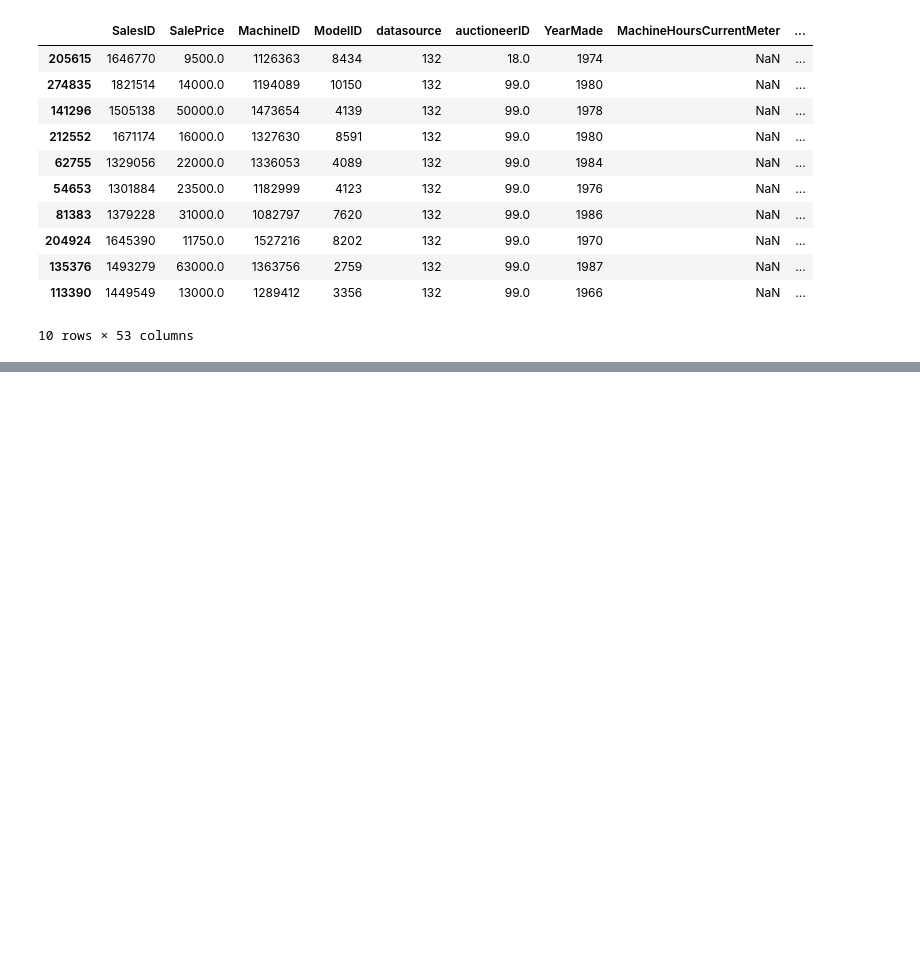
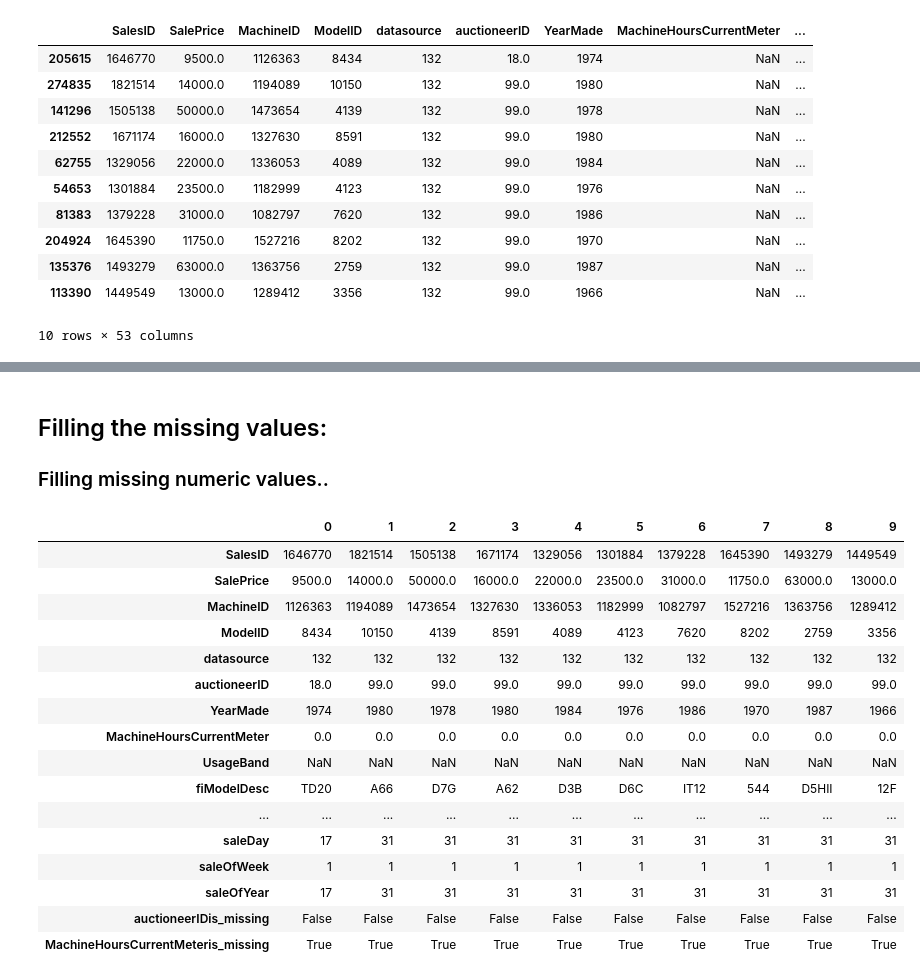
Before and after one commit to saurabhranjan007/MilesP02, a Jupyter notebook: Miles P02.ipynb, the cells around one changed output, grey strips where cells are left out. Cells and saved outputs as stored; diff of their text form; code cells hidden in the pictures; blank space fills up the shorter version.

Commit message:
Model trained & tested

```diff
--- a/Miles P02.ipynb
+++ b/Miles P02.ipynb
@@ -161,0 +206,5 @@ df_tmp.head(10)
+# %%
+# Since now we have extracted all the date object informations, we cam drop the `saledate` column from the data
+
+df_tmp.drop("saledate", axis=1, inplace=True)
+# df_tmp["saledate"]
@@ -161,0 +289,8 @@ df_tmp.head(10)
+# %%
+# Finding the columns which are of string type and then converting them into numerical ones
+for label, content in df_tmp.items():
+    if pd.api.types.is_string_dtype(content):
+        # now that we have all the `label` which are of str type, we will convert them to `pandas category dtype`
+        df_tmp[label] = content.astype("category").cat.as_ordered()
+
+# df_tmp.info()
@@ -161,0 +302,4 @@ df_tmp.head(10)
+# %%
+# Reading the saved -- pre-processed data
+df_tmp = pd.read_csv("./data/bluebook-for-bulldozers/train_data_tmp.csv", low_memory=False)
+df_tmp.head(10)
@@ -161,0 +319,34 @@ df_tmp.head(10)
+# %% [markdown]
+## Filling the missing values:
+
+### Filling missing numeric values..
+# %%
+# Looping thro the data sets to get the num-values and filling it up
+
+for label, content in df_tmp.items():
+    if pd.api.types.is_numeric_dtype(content):
+        if pd.isnull(content).sum():
+            # adding a binary column which tell whether data is missing or not?
+            df_tmp[label+"is_missing"] = pd.isnull(content)
+            # filling the empty num values; with median
+            df_tmp[label] = content.fillna(content.median())
+# %%
+df_tmp.head(10).T
+# %% [output]
+|  | 0 | 1 | 2 | 3 | 4 | 5 | 6 | 7 | 8 | 9 |
+| SalesID | 1646770 | 1821514 | 1505138 | 1671174 | 1329056 | 1301884 | 1379228 | 1645390 | 1493279 | 1449549 |
+| SalePrice | 9500.0 | 14000.0 | 50000.0 | 16000.0 | 22000.0 | 23500.0 | 31000.0 | 11750.0 | 63000.0 | 13000.0 |
+| MachineID | 1126363 | 1194089 | 1473654 | 1327630 | 1336053 | 1182999 | 1082797 | 1527216 | 1363756 | 1289412 |
+| ModelID | 8434 | 10150 | 4139 | 8591 | 4089 | 4123 | 7620 | 8202 | 2759 | 3356 |
+| datasource | 132 | 132 | 132 | 132 | 132 | 132 | 132 | 132 | 132 | 132 |
+| auctioneerID | 18.0 | 99.0 | 99.0 | 99.0 | 99.0 | 99.0 | 99.0 | 99.0 | 99.0 | 99.0 |
+| YearMade | 1974 | 1980 | 1978 | 1980 | 1984 | 1976 | 1986 | 1970 | 1987 | 1966 |
+| MachineHoursCurrentMeter | 0.0 | 0.0 | 0.0 | 0.0 | 0.0 | 0.0 | 0.0 | 0.0 | 0.0 | 0.0 |
+| UsageBand | NaN | NaN | NaN | NaN | NaN | NaN | NaN | NaN | NaN | NaN |
+| fiModelDesc | TD20 | A66 | D7G | A62 | D3B | D6C | IT12 | 544 | D5HII | 12F |
+| ... | ... | ... | ... | ... | ... | ... | ... | ... | ... | ... |
+| saleDay | 17 | 31 | 31 | 31 | 31 | 31 | 31 | 31 | 31 | 31 |
+| saleOfWeek | 1 | 1 | 1 | 1 | 1 | 1 | 1 | 1 | 1 | 1 |
+| saleOfYear | 17 | 31 | 31 | 31 | 31 | 31 | 31 | 31 | 31 | 31 |
+| auctioneerIDis_missing | False | False | False | False | False | False | False | False | False | False |
+| MachineHoursCurrentMeteris_missing | True | True | True | True | True | True | True | True | True | True |
```
Also changed, not shown: parts of 51 cells of this notebook.
